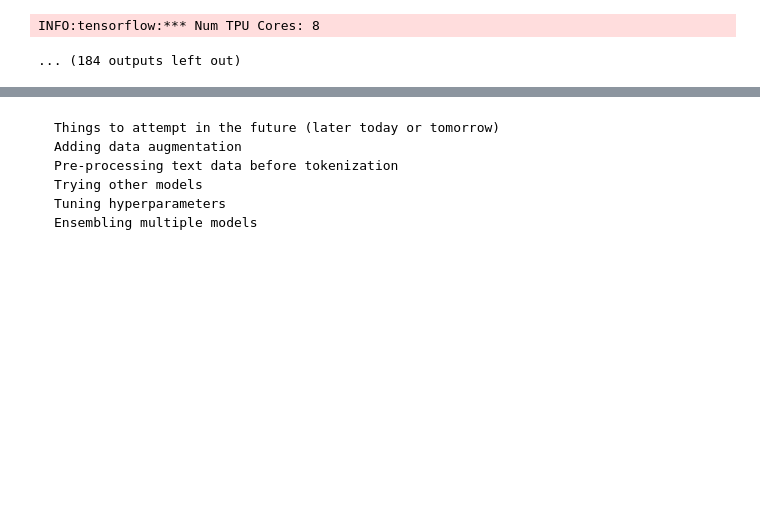
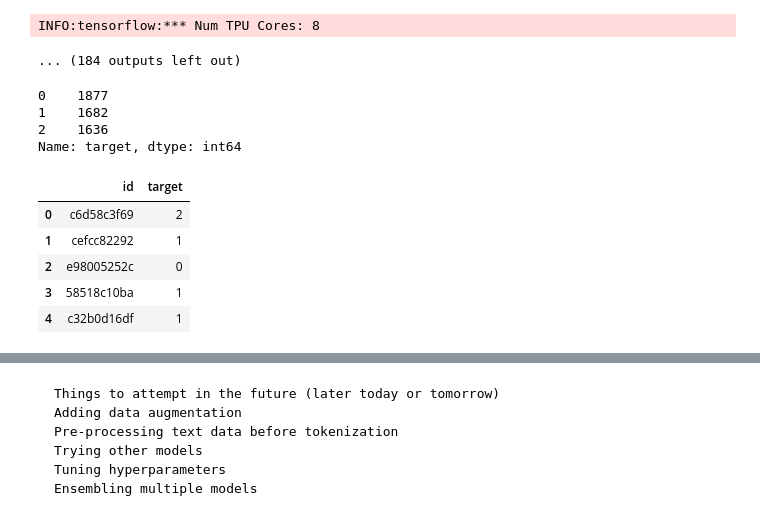
Before and after one commit to LevWilliams/ContradictoryMyDearWatson, a Jupyter notebook: Contradictory,_My_Dear_Watson.ipynb, the cells around one changed output, grey strips where cells are left out. Cells and saved outputs as stored; diff of their text form; code cells hidden in the pictures; blank space fills up the shorter version.

```diff
--- a/Contradictory,_My_Dear_Watson.ipynb
+++ b/Contradictory,_My_Dear_Watson.ipynb
@@ -465,3 +465,24 @@ INFO:tensorflow:Found TPU system:
 INFO:tensorflow:*** Num TPU Cores: 8
 INFO:tensorflow:*** Num TPU Cores: 8
 ... (184 outputs left out)
+# %%
+df_test = pd.read_csv(config_2.PATH_TEST)
+
+df_submission = pd.DataFrame({"id": df_test.id, "target": np.argmax(preds_test_2, axis = 1)})
+df_submission.to_csv("submission3.csv", index = False)
+
+df_submission.target.value_counts()
+# %% [output]
+0    1877
+1    1682
+2    1636
+Name: target, dtype: int64
+# %%
+df_submission.head()
+# %% [output]
+|  | id | target |
+| 0 | c6d58c3f69 | 2 |
+| 1 | cefcc82292 | 1 |
+| 2 | e98005252c | 0 |
+| 3 | 58518c10ba | 1 |
+| 4 | c32b0d16df | 1 |
```
Also changed, not shown: parts of 2 cells of this notebook.
